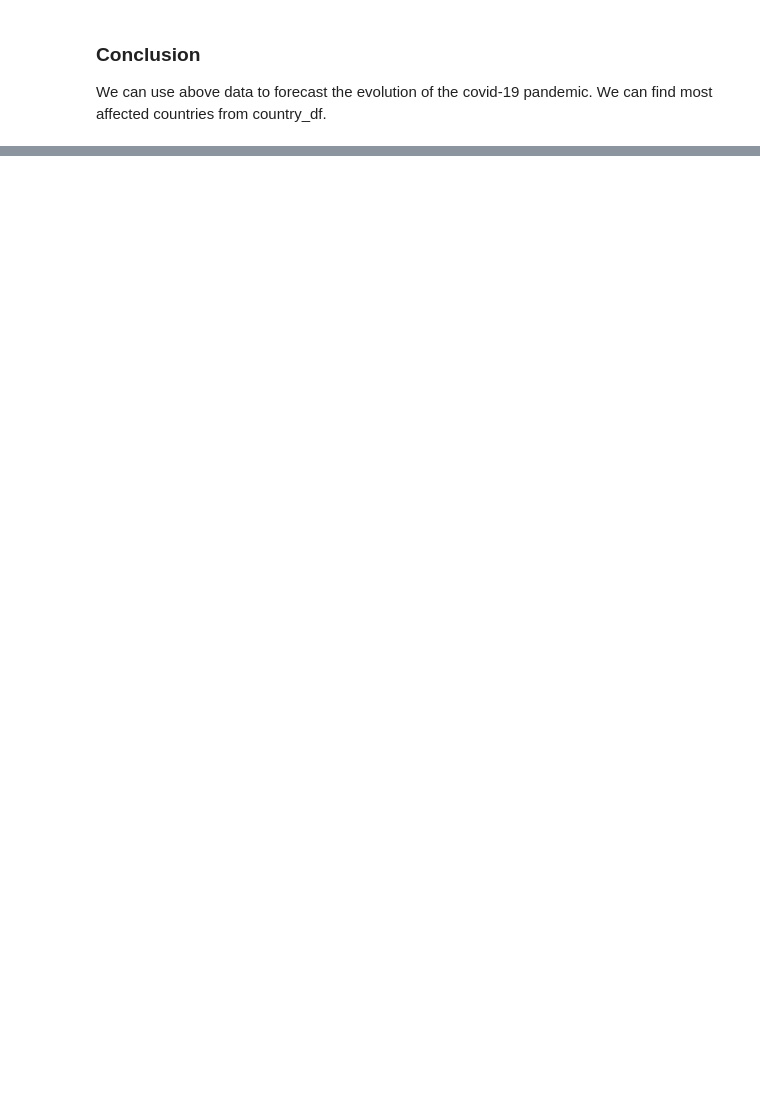
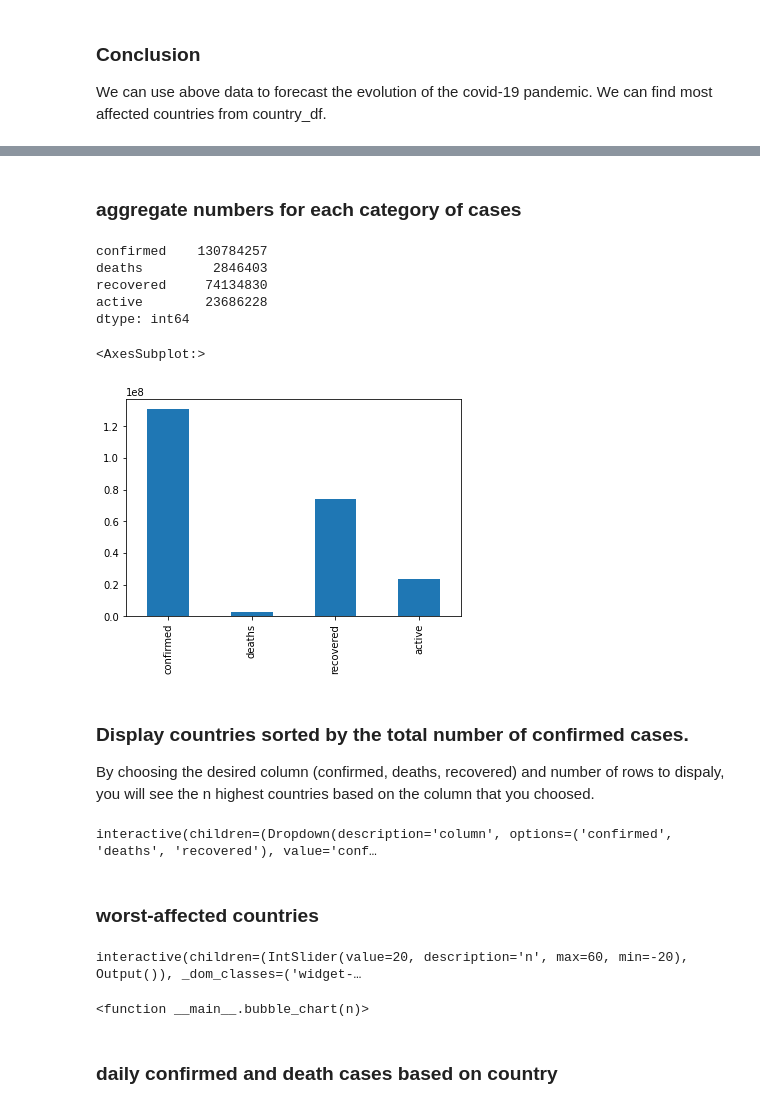
Before and after one commit to sanayei/covid-pred, a Jupyter notebook: tsa.ipynb, the cells around one changed output, grey strips where cells are left out. Saved outputs shown, nothing was run; the diff lists cells and outputs as text; code cells hidden in the pictures; blank space fills up the shorter version.

```diff
--- a/tsa.ipynb
+++ b/tsa.ipynb
@@ -275,0 +346,18 @@ We can use above data to forecast the evolution of the covid-19 pandemic. We can
+# %%
+def lower_col(df:pd.DataFrame):
+    column_names = {col:col.lower() for col in df.columns}
+    new_df = df.rename(columns=column_names)
+    return new_df
+# %%
+confirmed_df.rename(columns={'Country/Region': 'country', 'Province/State': 'state'}, inplace=True)
+confirmed_df = lower_col(confirmed_df)
+deaths_df.rename(columns={'Country/Region': 'country', 'Province/State': 'state'}, inplace=True)
+deaths_df = lower_col(deaths_df)
+recovered_df.rename(columns={'Country/Region': 'country', 'Province/State': 'state'}, inplace=True)
+recovered_df = lower_col(recovered_df)
+us_confirmed_df.rename(columns={'Country_Region':'country', 'Province_State': 'state'}, inplace=True)
+us_confirmed_df = lower_col(us_confirmed_df)
+us_death_df.rename(columns={'Country_Region':'country', 'Province_State': 'state'}, inplace=True)
+us_death_df = lower_col(us_death_df)
+country_df.rename(columns={'Country_Region': 'country', 'Last_Update': 'update'}, inplace=True)
+country_df = lower_col(country_df)
@@ -275,0 +373,57 @@ We can use above data to forecast the evolution of the covid-19 pandemic. We can
+# %% [markdown]
+### aggregate numbers for each category of cases
+# %%
+t = country_df[['confirmed', 'deaths', 'recovered', 'active']].sum().round(0).astype(int)
+display(t)
+t.plot(kind='bar')
+# %% [output]
+confirmed    130784257
+deaths         2846403
+recovered     74134830
+active        23686228
+dtype: int64
+<AxesSubplot:>
+[figure, added]
+# %% [markdown]
+### Display countries sorted by the total number of confirmed cases.
+By choosing the desired column (confirmed, deaths, recovered) and number of rows to dispaly, you will see the n highest countries based on the column that you choosed.
+# %%
+# dictionary of column colors
+coldict = {'confirmed':'yellow', 'deaths':'red', 'recovered': 'green'}
+
+def highlight_columns(s, coldict):
+    if s.name in coldict.keys():
+        return ['background-color: {}'.format(coldict[s.name])] * len(s)
+    return [''] * len(s)
+
+def show_highest(column,n):
+    df_ = country_df.sort_values(by=column, ascending= False).head(n).\
+    style.format({'confirmed': "{:,.0f}", 'deaths': "{:,.0f}", 'recovered': "{:,.0f}"}).\
+    apply(highlight_columns, coldict=coldict)
+    return df_
+
+widgets.interact(show_highest, column=['confirmed','deaths','recovered'] , n=np.arange(1,20));
+# %% [output]
+interactive(children=(Dropdown(description='column', options=('confirmed', 'deaths', 'recovered'), value='conf…
+# %% [markdown]
+### worst-affected countries
+# %%
+sorted_country_df = country_df.sort_values('confirmed', ascending= False)
+
+def bubble_chart(n):
+    fig = px.scatter(sorted_country_df.head(n), x="country", y="mortality_rate", size="confirmed", color="incident_rate",
+               hover_name="country", size_max=60)
+    fig.update_layout(
+    title=" {} worst-affected countries".format(n),
+    xaxis_title="Countries",
+    yaxis_title="Mortality rate ",
+    width = 700
+    )
+    fig.show();
+
+interact(bubble_chart, n=20)
+# %% [output]
+interactive(children=(IntSlider(value=20, description='n', max=60, min=-20), Output()), _dom_classes=('widget-…
+<function __main__.bubble_chart(n)>
+# %% [markdown]
+### daily confirmed and death cases based on country
```
Also changed, not shown: parts of 32 cells of this notebook.
